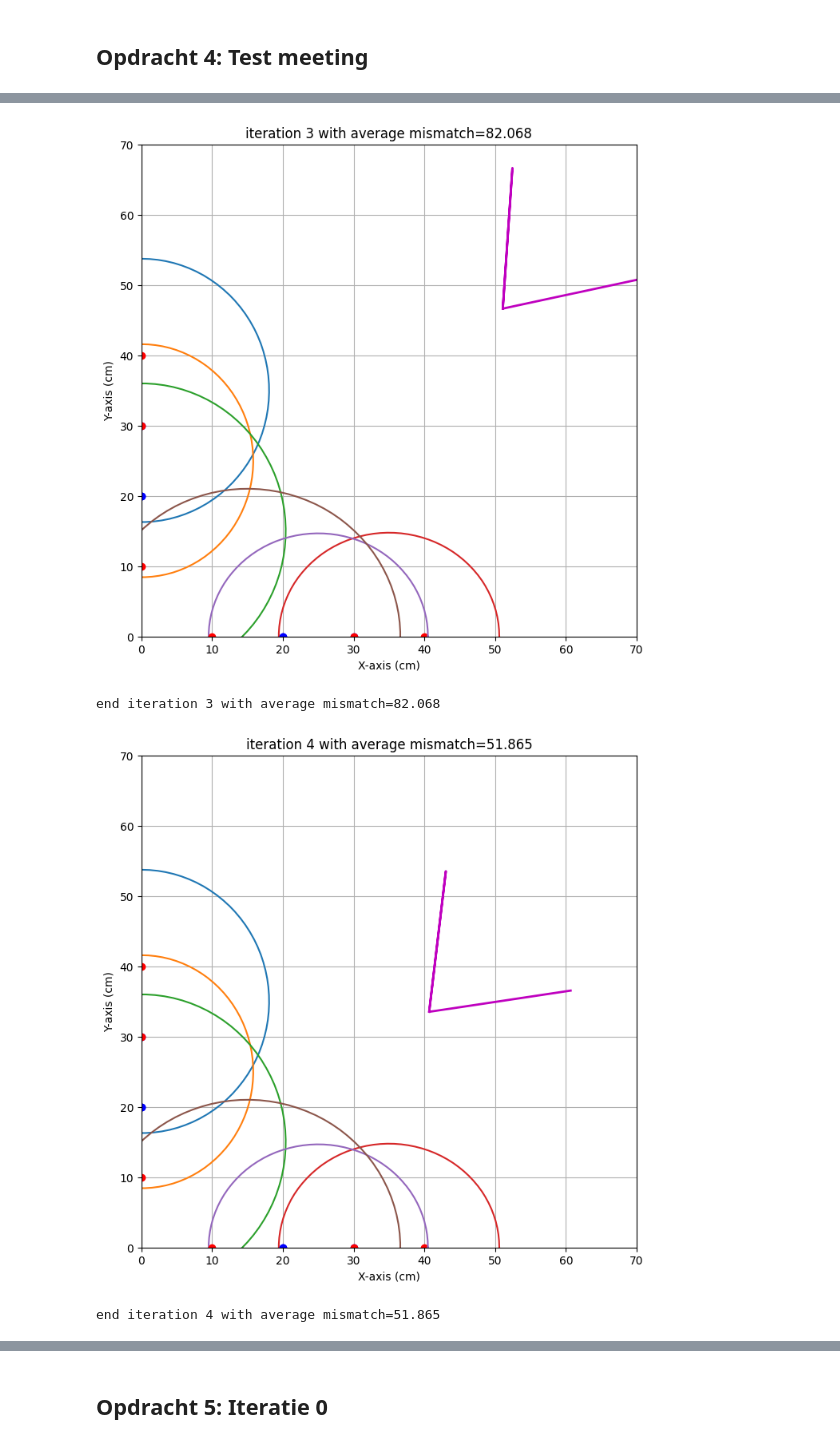
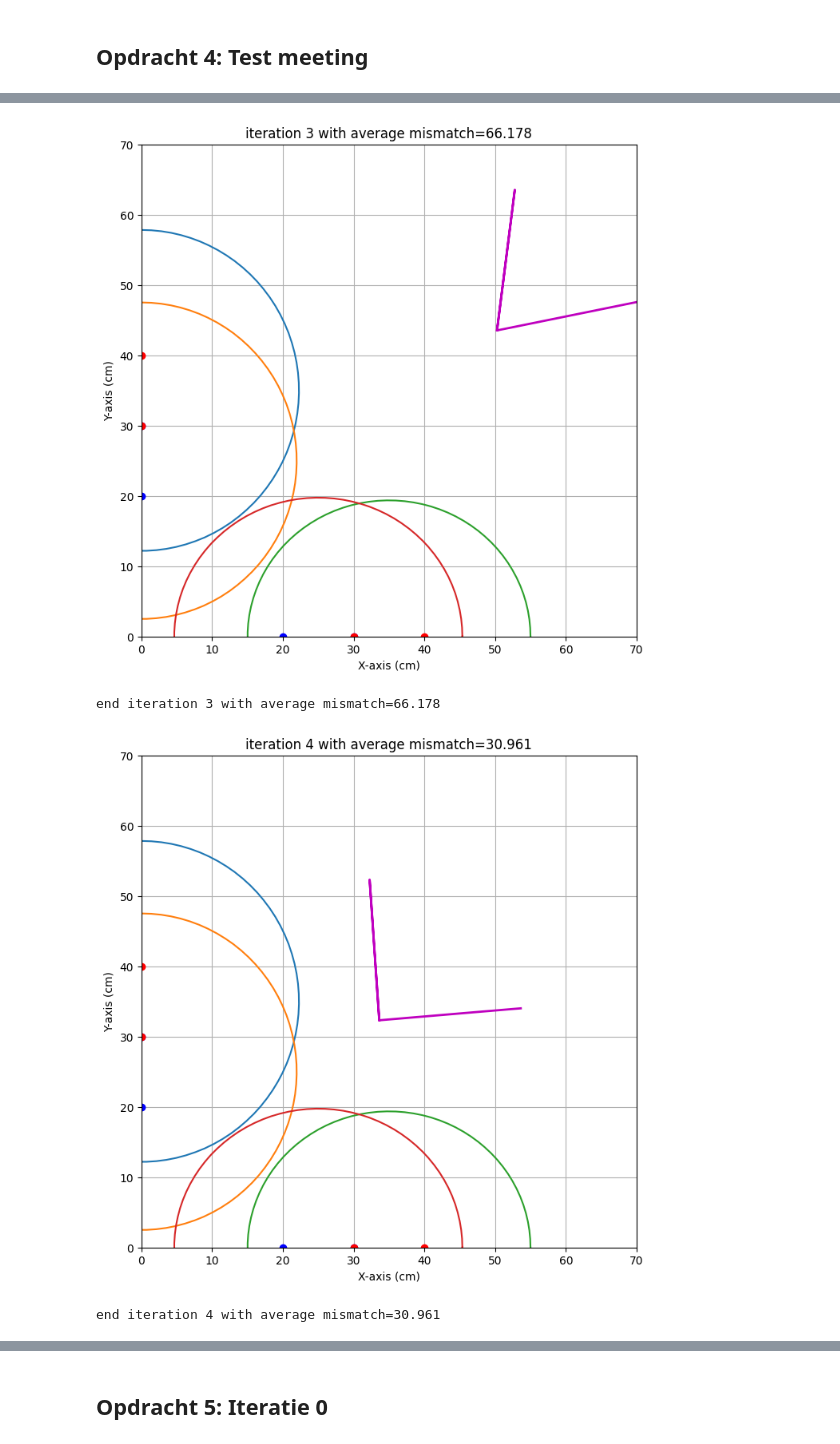
Before and after one commit to sjiemen/DEF_opdrachten_fork, a Jupyter notebook: FysiekeOntwerpopdrachten/4OntwerpEenAlgoritmeEchoAkoestisch/DEFOntwerpopdracht4AlgoritmeInvulTemplate.ipynb, the cells around one changed output, grey strips where cells are left out. Drawn from its saved outputs; the diff is of its cells as text; code cells hidden in the pictures.

```diff
--- a/FysiekeOntwerpopdrachten/4OntwerpEenAlgoritmeEchoAkoestisch/DEFOntwerpopdracht4AlgoritmeInvulTemplate.ipynb
+++ b/FysiekeOntwerpopdrachten/4OntwerpEenAlgoritmeEchoAkoestisch/DEFOntwerpopdracht4AlgoritmeInvulTemplate.ipynb
@@ -79,14 +79,14 @@ print(f' b = {values[1]:.5f}')
 
 
 dataSanityCheck = pd.DataFrame(columns=["xs", "ys", "xr", "yr", "R"], data=[
-    [0,40,0,30,37.46],
-    [0,30,0,20,33.15],
-    [0,10,0,20,42],
-    [40,0,30,0,31.18],
-    [30,0,20,0,31],
-    [10,0,20,0,43.2],
+    [0,40,0,30,45.65],
+    [0,30,0,20,45.02],
+    [40,0,30,0,40],
+    [30,0,20,0,40.74],
     ])
 # [10,0,0,10,]  meting buiten beschouwing gelaten omdat hier de hoek wordt gemeten.
+# [10,0,20,0,43.2],
+#
 resultaatSanityCheck = imagingDEF.imagingDEF(dataSanityCheck)
 # %% [output]
 Running the imaging algorithm with the following data:
@@ -106,4 +104,4 @@ end iteration 2 with average mismatch=95.968
-[figure, old version]
+[figure, new version]
-end iteration 3 with average mismatch=82.068
+end iteration 3 with average mismatch=66.178
-[figure, old version]
+[figure, new version]
-end iteration 4 with average mismatch=51.865
+end iteration 4 with average mismatch=30.961
```
Also changed, not shown: parts of 9 cells of this notebook, 6 other files.
